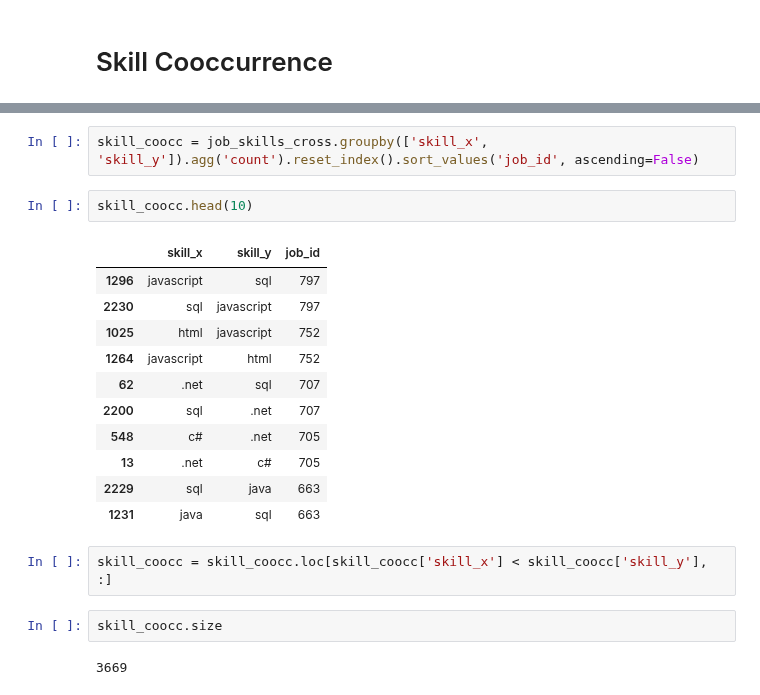
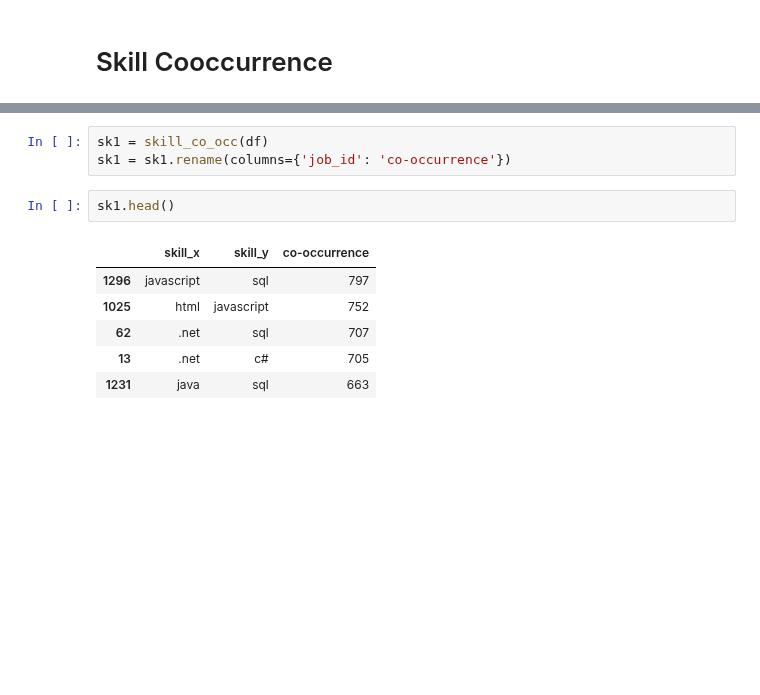
Before and after one commit to harsh-jain101/2023Spr_projects, a Jupyter notebook: Dice.ipynb, the cells around one changed output, grey strips where cells are left out. Cells and saved outputs as stored; diff of their text form; blank space fills up the shorter version.

```diff
--- a/Dice.ipynb
+++ b/Dice.ipynb
@@ -853,22 +801,12 @@ job_skills_cross.size
-# %%
-skill_coocc = job_skills_cross.groupby(['skill_x', 'skill_y']).agg('count').reset_index().sort_values('job_id', ascending=False)
-# %%
-skill_coocc.head(10)
-# %% [output]
-|  | skill_x | skill_y | job_id |
-| 1296 | javascript | sql | 797 |
-| 2230 | sql | javascript | 797 |
-| 1025 | html | javascript | 752 |
-| 1264 | javascript | html | 752 |
-| 62 | .net | sql | 707 |
-| 2200 | sql | .net | 707 |
-| 548 | c# | .net | 705 |
-| 13 | .net | c# | 705 |
-| 2229 | sql | java | 663 |
-| 1231 | java | sql | 663 |
-# %%
-skill_coocc = skill_coocc.loc[skill_coocc['skill_x'] < skill_coocc['skill_y'], :]
-# %%
-skill_coocc.size
-# %% [output]
-3669
+# %%
+sk1 = skill_co_occ(df)
+sk1 = sk1.rename(columns={'job_id': 'co-occurrence'})
+# %%
+sk1.head()
+# %% [output]
+|  | skill_x | skill_y | co-occurrence |
+| 1296 | javascript | sql | 797 |
+| 1025 | html | javascript | 752 |
+| 62 | .net | sql | 707 |
+| 13 | .net | c# | 705 |
+| 1231 | java | sql | 663 |
```
Also changed, not shown: parts of 14 cells of this notebook, 1 other file.
